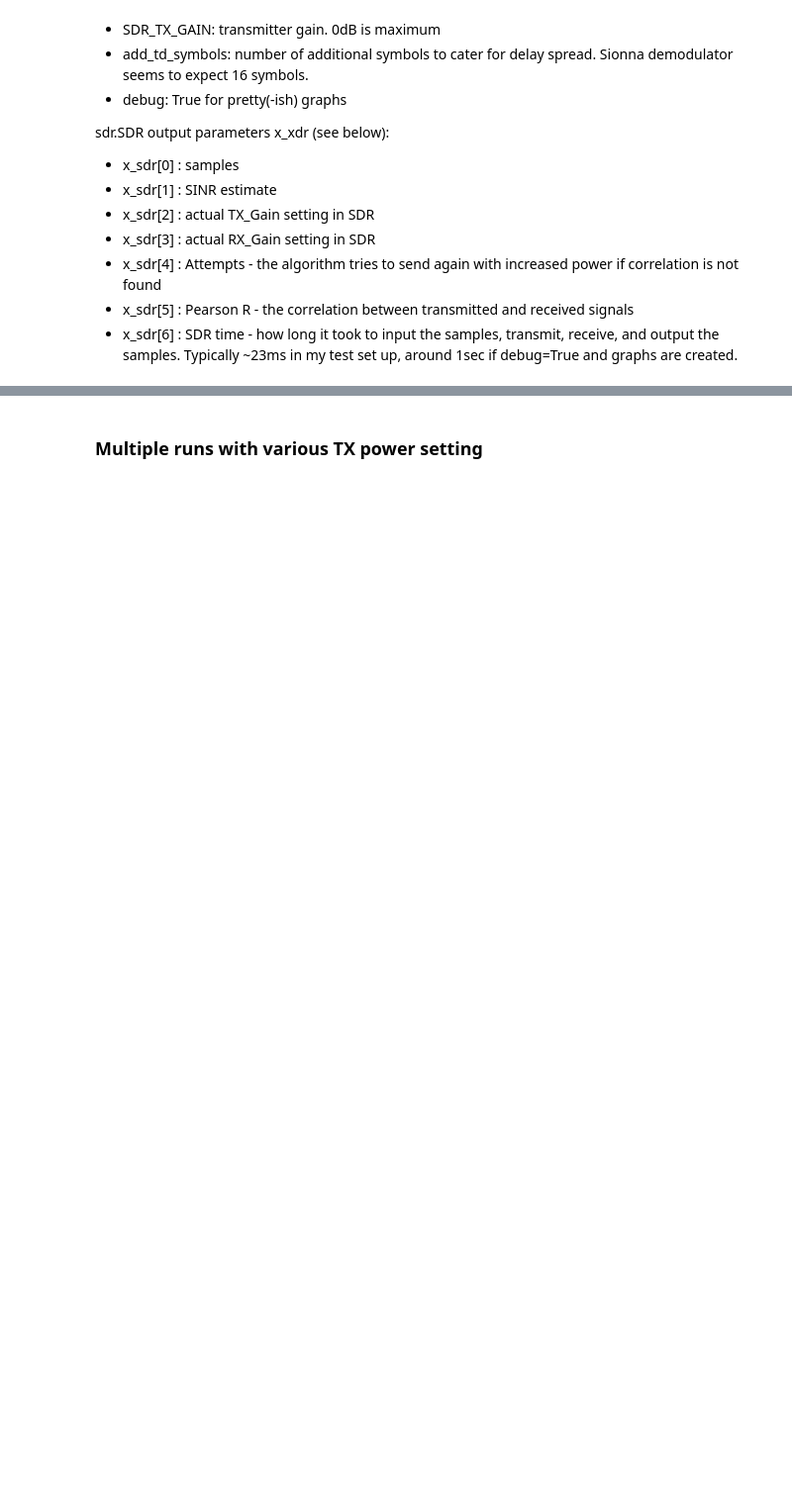
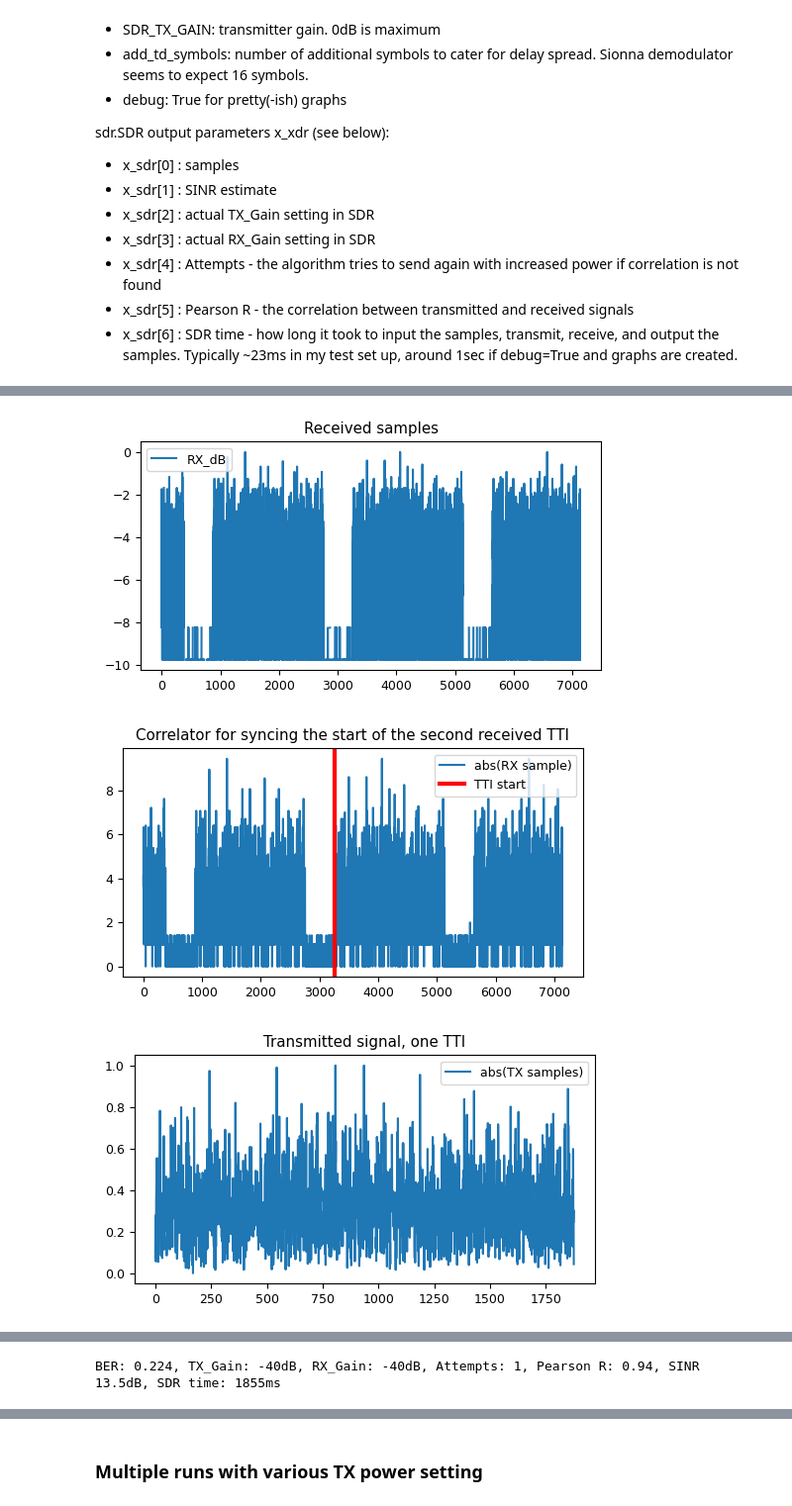
Before and after one commit to rikluost/sionna-PlutoSDR, a Jupyter notebook: Sionna_Pluto_SDR.ipynb, the cells around one changed output, grey strips where cells are left out. Shown at 99% size. Drawn from its saved outputs; the diff is of its cells as text; code cells hidden in the pictures; blank space fills up the shorter version.

```diff
--- a/Sionna_Pluto_SDR.ipynb
+++ b/Sionna_Pluto_SDR.ipynb
@@ -169,7 +169,7 @@ x_rg = rg_mapper(x)
 x_time = modulator(x_rg)
 
 ########################################################################################################################################################
-x_sdr = SDR1(SAMPLES = x_time, SDR_TX_GAIN=-40, SDR_RX_GAIN = -40, add_td_symbols = 16, debug=False) # transmit
+x_sdr = SDR1(SAMPLES = x_time, SDR_TX_GAIN=-40, SDR_RX_GAIN = -40, add_td_symbols = 16, debug=True) # transmit
 ########################################################################################################################################################
 
 y = demodulator(x_sdr[0]) # received samples in tf Sionna compatible format
@@ -188,0 +188,3 @@ print(f"BER: {ber:1.3f}, TX_Gain: {x_sdr[2]}dB, RX_Gain: {x_sdr[3]}dB, Attempts:
+[figure, added]
+[figure, added]
+[figure, added]
@@ -190 +195,2 @@ BER: 0.252, TX_Gain: -40dB, RX_Gain: -40dB, Attempts: 1, Pearson R: 0.93, SINR 1
+BER: 0.224, TX_Gain: -40dB, RX_Gain: -40dB, Attempts: 1, Pearson R: 0.94, SINR 13.5dB, SDR time: 1855ms
 # %% [markdown]
```
Also changed, not shown: parts of 8 cells of this notebook, 8 other files.
